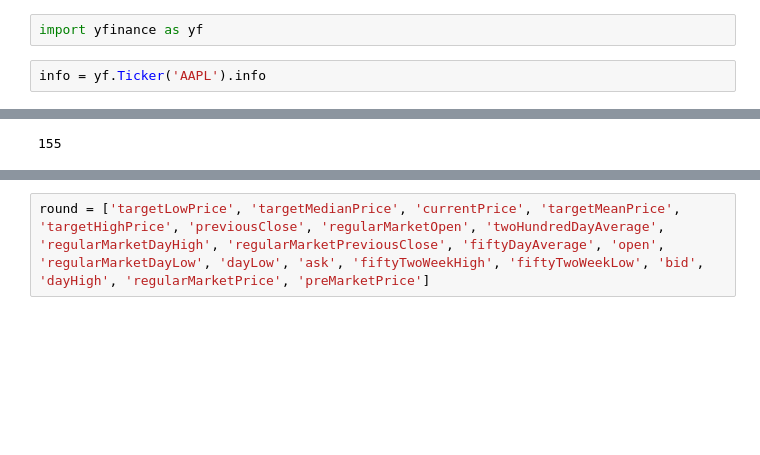
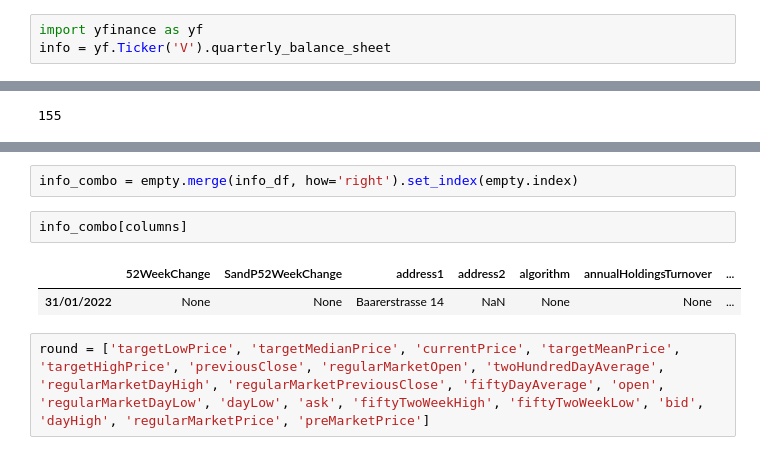
Before and after one commit to Michiel-DK/tracker, a Jupyter notebook: notebooks/try.ipynb, the cells around one changed output, grey strips where cells are left out. Saved outputs shown, nothing was run; the diff lists cells and outputs as text; blank space fills up the shorter version.

```diff
--- a/notebooks/try.ipynb
+++ b/notebooks/try.ipynb
@@ -85,5 +85,4 @@ debt_ebitda REAL,
 from tracker.data_yahoo import Yahoo
 # %%
 import yfinance as yf
+info = yf.Ticker('V').quarterly_balance_sheet
-# %%
-info = yf.Ticker('AAPL').info
@@ -318,3 +328,10 @@ info_df
+# %%
+info_combo = empty.merge(info_df, how='right').set_index(empty.index)
+# %%
+info_combo[columns]
+# %% [output]
+|  | 52WeekChange | SandP52WeekChange | address1 | address2 | algorithm | annualHoldingsTurnover | ... |
+| 31/01/2022 | None | None | Baarerstrasse 14 | NaN | None | None | ... |
 # %%
 round = ['targetLowPrice', 'targetMedianPrice', 'currentPrice', 'targetMeanPrice', 'targetHighPrice', 'previousClose', 'regularMarketOpen', 'twoHundredDayAverage', 'regularMarketDayHigh', 'regularMarketPreviousClose', 'fiftyDayAverage', 'open', 'regularMarketDayLow', 'dayLow', 'ask', 'fiftyTwoWeekHigh', 'fiftyTwoWeekLow', 'bid', 'dayHigh', 'regularMarketPrice', 'preMarketPrice']
 # %%
```
Also changed, not shown: parts of 5 cells of this notebook, 3 other files.
